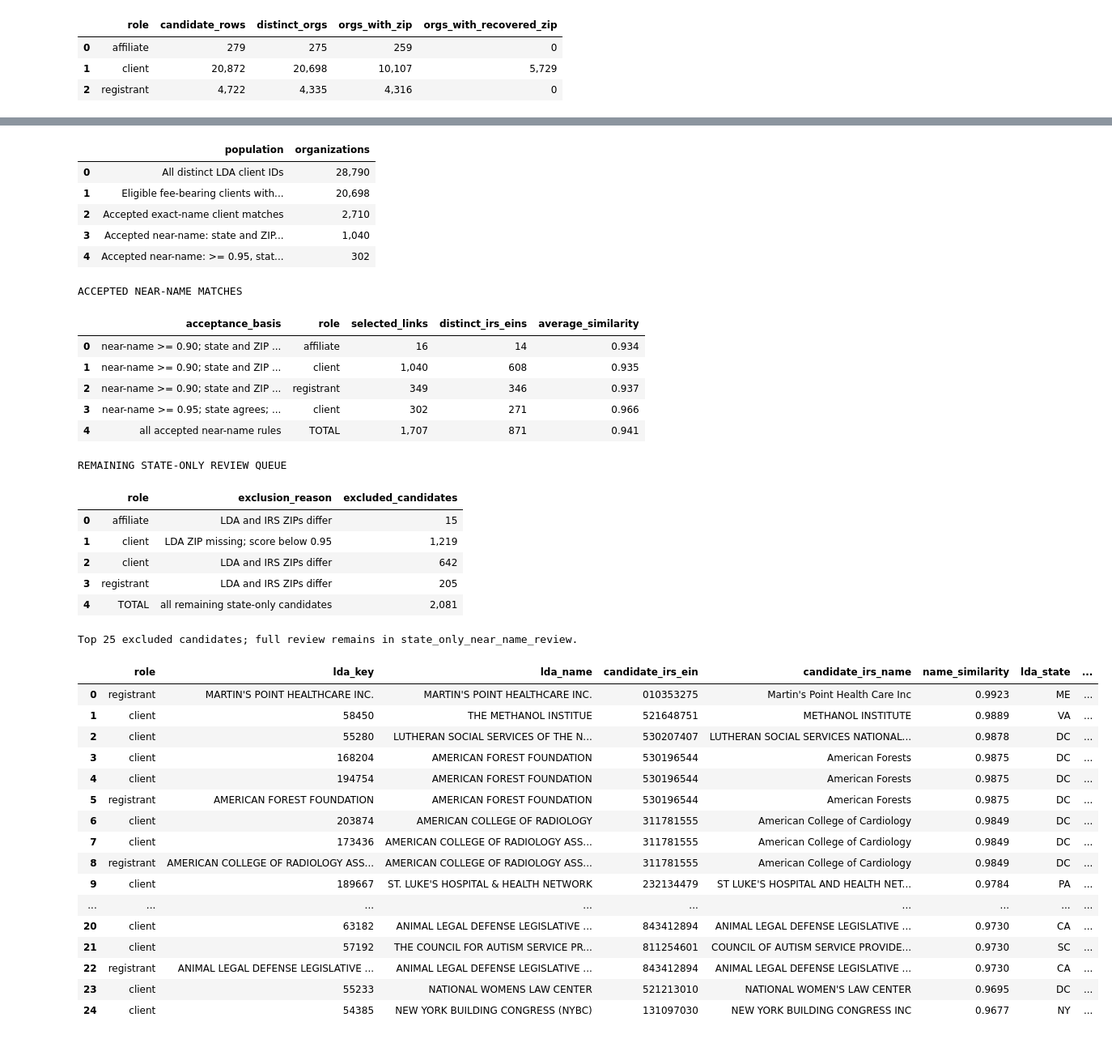
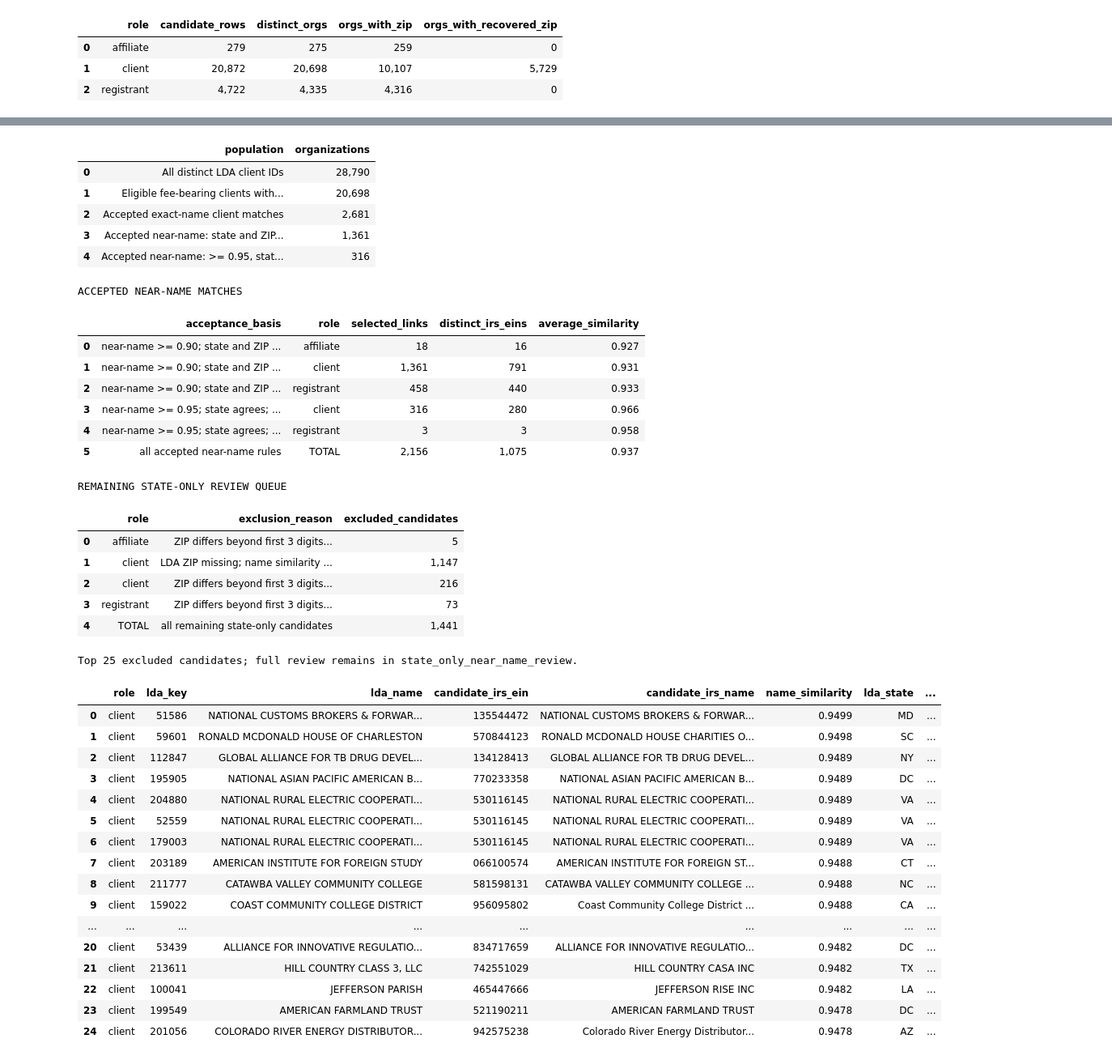
Before and after one commit to team-glass-house/influence-network, a Jupyter notebook: notebooks/lda_irs_link.ipynb, the cells around one changed output, grey strips where cells are left out. Shown at 81% size. Drawn from its saved outputs; the diff is of its cells as text; code cells hidden in the pictures.

```diff
--- a/notebooks/lda_irs_link.ipynb
+++ b/notebooks/lda_irs_link.ipynb
@@ -899,16 +1077,16 @@ FROM high_conf_matches
 WHERE role = 'client'
   AND acceptance_basis = 'near-name >= 0.90; state and ZIP agree'
 UNION ALL
-SELECT 5, 'Accepted near-name: >= 0.95, state agrees, LDA ZIP missing', COUNT(*)
+SELECT 5, 'Accepted near-name: >= 0.95, state agrees, ZIP not corroborated', COUNT(*)
 FROM high_conf_matches
 WHERE role = 'client'
-  AND acceptance_basis = 'near-name >= 0.95; state agrees; LDA ZIP missing'
+  AND acceptance_basis = 'near-name >= 0.95; state agrees; ZIP not corroborated'
 ORDER BY step
 """).drop(columns="step")
 
 final_near_name_matches = q("""
 SELECT role, lda_key, lda_name, ein, irs_name, name_similarity,
-       lda_state, irs_state, lda_zip, irs_zip, lda_zip_source, acceptance_basis
+       lda_state, irs_state, lda_zip, irs_zip, zip_score, lda_zip_source, acceptance_basis
 FROM high_conf_matches
 WHERE match_method = 'near-name'
 ORDER BY acceptance_basis, role, lda_name
@@ -935,6 +1113,8 @@ FROM (SELECT * FROM detail UNION ALL SELECT * FROM total)
 ORDER BY summary_order, acceptance_basis, role
 """)
 
+# Residual queue: near-name, state agrees, but neither acceptance rule fired
+# (name similarity < 0.95 and ZIP proximity below the first-3-digit threshold).
 state_only_near_name_review = q(f"""
 WITH accepted_keys AS (
     SELECT DISTINCT role, lda_key FROM high_conf_matches
@@ -945,14 +1125,14 @@ WITH accepted_keys AS (
         candidate.irs_name AS candidate_irs_name,
         ROUND(candidate.name_similarity, 4) AS name_similarity,
         candidate.lda_state, candidate.irs_state,
-        candidate.lda_zip, candidate.irs_zip, candidate.lda_zip_source,
+        candidate.lda_zip, candidate.irs_zip, candidate.zip_score, candidate.lda_zip_source,
         CASE
-            WHEN candidate.lda_zip IS NULL THEN 'LDA ZIP missing; score below 0.95'
-            ELSE 'LDA and IRS ZIPs differ'
+            WHEN candidate.lda_zip IS NULL THEN 'LDA ZIP missing; name similarity < 0.95'
+            ELSE 'ZIP differs beyond first 3 digits; name similarity < 0.95'
         END AS exclusion_reason,
         ROW_NUMBER() OVER (
             PARTITION BY candidate.role, candidate.lda_key
-            ORDER BY candidate.name_similarity DESC, candidate.ein
+            ORDER BY candidate.zip_score DESC, candidate.name_similarity DESC, candidate.ein
         ) AS candidate_rank
     FROM all_role_matches AS candidate
     LEFT JOIN accepted_keys AS accepted
@@ -961,7 +1141,6 @@ WITH accepted_keys AS (
       AND candidate.match_method = 'near-name'
       AND candidate.name_similarity >= {HIGH_CONF_MIN}
       AND candidate.state_agrees
-      AND candidate.zip_agrees IS NOT TRUE
 )
 SELECT * EXCLUDE candidate_rank
 FROM ranked
@@ -982,62 +1161,63 @@ state_only_summary = pd.concat([
         "exclusion_reason": ["all remaining state-only candidates"],
         "excluded_candidates": [len(state_only_near_name_review)],
     }),
 ], ignore_index=True)
 
 print("CLIENT MATCHING FUNNEL")
 display(client_match_funnel.style.format({"organizations": "{:,.0f}"}))
 print("ACCEPTED NEAR-NAME MATCHES")
 display(final_near_name_summary.style.format({
     "selected_links": "{:,.0f}",
     "distinct_irs_eins": "{:,.0f}",
     "average_similarity": "{:.3f}",
 }))
 print("REMAINING STATE-ONLY REVIEW QUEUE")
 display(state_only_summary.style.format({"excluded_candidates": "{:,.0f}"}))
 print("Top 25 excluded candidates; full review remains in state_only_near_name_review.")
 display(state_only_near_name_review.head(25).style.format({
     "name_similarity": "{:.4f}",
 }, na_rep="Not available"))
 # %% [output]
 CLIENT MATCHING FUNNEL
 |  | population | organizations |
 | 0 | All distinct LDA client IDs | 28,790 |
 | 1 | Eligible fee-bearing clients with... | 20,698 |
-| 2 | Accepted exact-name client matches | 2,710 |
-| 3 | Accepted near-name: state and ZIP... | 1,040 |
-| 4 | Accepted near-name: >= 0.95, stat... | 302 |
+| 2 | Accepted exact-name client matches | 2,681 |
+| 3 | Accepted near-name: state and ZIP... | 1,361 |
+| 4 | Accepted near-name: >= 0.95, stat... | 316 |
 ACCEPTED NEAR-NAME MATCHES
 |  | acceptance_basis | role | selected_links | distinct_irs_eins | average_similarity |
-| 0 | near-name >= 0.90; state and ZIP ... | affiliate | 16 | 14 | 0.934 |
-| 1 | near-name >= 0.90; state and ZIP ... | client | 1,040 | 608 | 0.935 |
-| 2 | near-name >= 0.90; state and ZIP ... | registrant | 349 | 346 | 0.937 |
-| 3 | near-name >= 0.95; state agrees; ... | client | 302 | 271 | 0.966 |
-| 4 | all accepted near-name rules | TOTAL | 1,707 | 871 | 0.941 |
+| 0 | near-name >= 0.90; state and ZIP ... | affiliate | 18 | 16 | 0.927 |
+| 1 | near-name >= 0.90; state and ZIP ... | client | 1,361 | 791 | 0.931 |
+| 2 | near-name >= 0.90; state and ZIP ... | registrant | 458 | 440 | 0.933 |
+| 3 | near-name >= 0.95; state agrees; ... | client | 316 | 280 | 0.966 |
+| 4 | near-name >= 0.95; state agrees; ... | registrant | 3 | 3 | 0.958 |
+| 5 | all accepted near-name rules | TOTAL | 2,156 | 1,075 | 0.937 |
 REMAINING STATE-ONLY REVIEW QUEUE
 |  | role | exclusion_reason | excluded_candidates |
-| 0 | affiliate | LDA and IRS ZIPs differ | 15 |
-| 1 | client | LDA ZIP missing; score below 0.95 | 1,219 |
-| 2 | client | LDA and IRS ZIPs differ | 642 |
-| 3 | registrant | LDA and IRS ZIPs differ | 205 |
-| 4 | TOTAL | all remaining state-only candidates | 2,081 |
+| 0 | affiliate | ZIP differs beyond first 3 digits... | 5 |
+| 1 | client | LDA ZIP missing; name similarity ... | 1,147 |
+| 2 | client | ZIP differs beyond first 3 digits... | 216 |
+| 3 | registrant | ZIP differs beyond first 3 digits... | 73 |
+| 4 | TOTAL | all remaining state-only candidates | 1,441 |
 Top 25 excluded candidates; full review remains in state_only_near_name_review.
 |  | role | lda_key | lda_name | candidate_irs_ein | candidate_irs_name | name_similarity | lda_state | ... |
-| 0 | registrant | MARTIN'S POINT HEALTHCARE INC. | MARTIN'S POINT HEALTHCARE INC. | 010353275 | Martin's Point Health Care Inc | 0.9923 | ME | ... |
-| 1 | client | 58450 | THE METHANOL INSTITUE | 521648751 | METHANOL INSTITUTE | 0.9889 | VA | ... |
-| 2 | client | 55280 | LUTHERAN SOCIAL SERVICES OF THE N... | 530207407 | LUTHERAN SOCIAL SERVICES NATIONAL... | 0.9878 | DC | ... |
-| 3 | client | 168204 | AMERICAN FOREST FOUNDATION | 530196544 | American Forests | 0.9875 | DC | ... |
-| 4 | client | 194754 | AMERICAN FOREST FOUNDATION | 530196544 | American Forests | 0.9875 | DC | ... |
-| 5 | registrant | AMERICAN FOREST FOUNDATION | AMERICAN FOREST FOUNDATION | 530196544 | American Forests | 0.9875 | DC | ... |
-| 6 | client | 203874 | AMERICAN COLLEGE OF RADIOLOGY | 311781555 | American College of Cardiology | 0.9849 | DC | ... |
-| 7 | client | 173436 | AMERICAN COLLEGE OF RADIOLOGY ASS... | 311781555 | American College of Cardiology | 0.9849 | DC | ... |
-| 8 | registrant | AMERICAN COLLEGE OF RADIOLOGY ASS... | AMERICAN COLLEGE OF RADIOLOGY ASS... | 311781555 | American College of Cardiology | 0.9849 | DC | ... |
-| 9 | client | 189667 | ST. LUKE'S HOSPITAL & HEALTH NETWORK | 232134479 | ST LUKE'S HOSPITAL AND HEALTH NET... | 0.9784 | PA | ... |
+| 0 | client | 51586 | NATIONAL CUSTOMS BROKERS & FORWAR... | 135544472 | NATIONAL CUSTOMS BROKERS & FORWAR... | 0.9499 | MD | ... |
+| 1 | client | 59601 | RONALD MCDONALD HOUSE OF CHARLESTON | 570844123 | RONALD MCDONALD HOUSE CHARITIES O... | 0.9498 | SC | ... |
+| 2 | client | 112847 | GLOBAL ALLIANCE FOR TB DRUG DEVEL... | 134128413 | GLOBAL ALLIANCE FOR TB DRUG DEVEL... | 0.9489 | NY | ... |
+| 3 | client | 195905 | NATIONAL ASIAN PACIFIC AMERICAN B... | 770233358 | NATIONAL ASIAN PACIFIC AMERICAN B... | 0.9489 | DC | ... |
+| 4 | client | 204880 | NATIONAL RURAL ELECTRIC COOPERATI... | 530116145 | NATIONAL RURAL ELECTRIC COOPERATI... | 0.9489 | VA | ... |
+| 5 | client | 52559 | NATIONAL RURAL ELECTRIC COOPERATI... | 530116145 | NATIONAL RURAL ELECTRIC COOPERATI... | 0.9489 | VA | ... |
+| 6 | client | 179003 | NATIONAL RURAL ELECTRIC COOPERATI... | 530116145 | NATIONAL RURAL ELECTRIC COOPERATI... | 0.9489 | VA | ... |
+| 7 | client | 203189 | AMERICAN INSTITUTE FOR FOREIGN STUDY | 066100574 | AMERICAN INSTITUTE FOR FOREIGN ST... | 0.9488 | CT | ... |
+| 8 | client | 211777 | CATAWBA VALLEY COMMUNITY COLLEGE | 581598131 | CATAWBA VALLEY COMMUNITY COLLEGE ... | 0.9488 | NC | ... |
+| 9 | client | 159022 | COAST COMMUNITY COLLEGE DISTRICT | 956095802 | Coast Community College District ... | 0.9488 | CA | ... |
 | ... | ... | ... | ... | ... | ... | ... | ... | ... |
-| 20 | client | 63182 | ANIMAL LEGAL DEFENSE LEGISLATIVE ... | 843412894 | ANIMAL LEGAL DEFENSE LEGISLATIVE ... | 0.9730 | CA | ... |
-| 21 | client | 57192 | THE COUNCIL FOR AUTISM SERVICE PR... | 811254601 | COUNCIL OF AUTISM SERVICE PROVIDE... | 0.9730 | SC | ... |
-| 22 | registrant | ANIMAL LEGAL DEFENSE LEGISLATIVE ... | ANIMAL LEGAL DEFENSE LEGISLATIVE ... | 843412894 | ANIMAL LEGAL DEFENSE LEGISLATIVE ... | 0.9730 | CA | ... |
-| 23 | client | 55233 | NATIONAL WOMENS LAW CENTER | 521213010 | NATIONAL WOMEN'S LAW CENTER | 0.9695 | DC | ... |
-| 24 | client | 54385 | NEW YORK BUILDING CONGRESS (NYBC) | 131097030 | NEW YORK BUILDING CONGRESS INC | 0.9677 | NY | ... |
+| 20 | client | 53439 | ALLIANCE FOR INNOVATIVE REGULATIO... | 834717659 | ALLIANCE FOR INNOVATIVE REGULATIO... | 0.9482 | DC | ... |
+| 21 | client | 213611 | HILL COUNTRY CLASS 3, LLC | 742551029 | HILL COUNTRY CASA INC | 0.9482 | TX | ... |
+| 22 | client | 100041 | JEFFERSON PARISH | 465447666 | JEFFERSON RISE INC | 0.9482 | LA | ... |
+| 23 | client | 199549 | AMERICAN FARMLAND TRUST | 521190211 | AMERICAN FARMLAND TRUST | 0.9478 | DC | ... |
+| 24 | client | 201056 | COLORADO RIVER ENERGY DISTRIBUTOR... | 942575238 | Colorado River Energy Distributor... | 0.9478 | AZ | ... |
 # %%
 # Inventory downstream data available for the high-confidence cohort.
 DOWNSTREAM_TABLES = (
```
Also changed, not shown: parts of 11 cells of this notebook, 1 other file.
